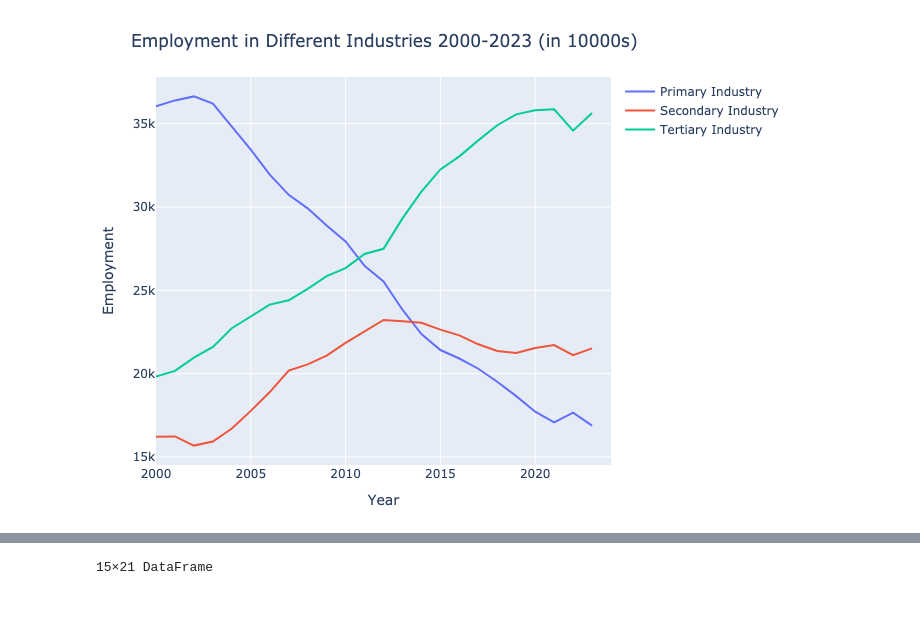
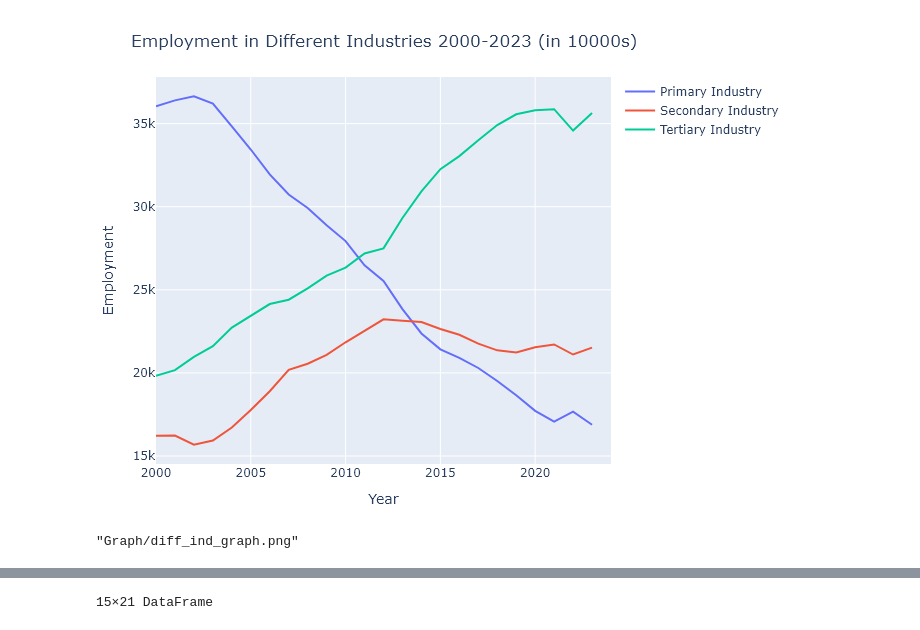
Before and after one commit to liminglin98/Labor-with-Moshe, a Jupyter notebook: Code/Grapha.ipynb, the cells around one changed output, grey strips where cells are left out. Drawn from its saved outputs; the diff is of its cells as text; code cells hidden in the pictures.

```diff
--- a/Code/Grapha.ipynb
+++ b/Code/Grapha.ipynb
@@ -85,31 +93,34 @@ display(pop_labor_graph)
 # %%
 #Evolution of Employment in Different Sectors
 pi_line = PlotlyJS.scatter(
     x = df_overview."Year",
     y = df_overview."Primary Industry",
     mode = "lines",
     name = "Primary Industry",
     yaxis = "y"   # primary y-axis
 )
 si_line = PlotlyJS.scatter(
     x = df_overview."Year",
     y = df_overview."Secondary Industry",
     mode = "lines",
     name = "Secondary Industry",
     yaxis = "y"   # primary y-axis
 )
 ti_line = PlotlyJS.scatter(
     x = df_overview."Year",
     y = df_overview."Tertiary Industry",
     mode = "lines",
     name = "Tertiary Industry",
     yaxis = "y"   # primary y-axis
 )
 layout2 = PlotlyJS.Layout(
     title = "Employment in Different Industries 2000-2023 (in 10000s)",
     xaxis = PlotlyJS.attr(title = "Year"),
     yaxis = PlotlyJS.attr(title = "Employment"),
 )
-display(PlotlyJS.plot([pi_line, si_line, ti_line], layout2))
+diff_ind_graph = PlotlyJS.plot([pi_line, si_line, ti_line], layout2)
+display(diff_ind_graph)
+PlotlyJS.savefig(diff_ind_graph, "Graph/diff_ind_graph.png")
 # %% [output]
-[figure, old version]
+[figure, new version]
+"Graph/diff_ind_graph.png"
```
Also changed, not shown: parts of 20 cells of this notebook.
